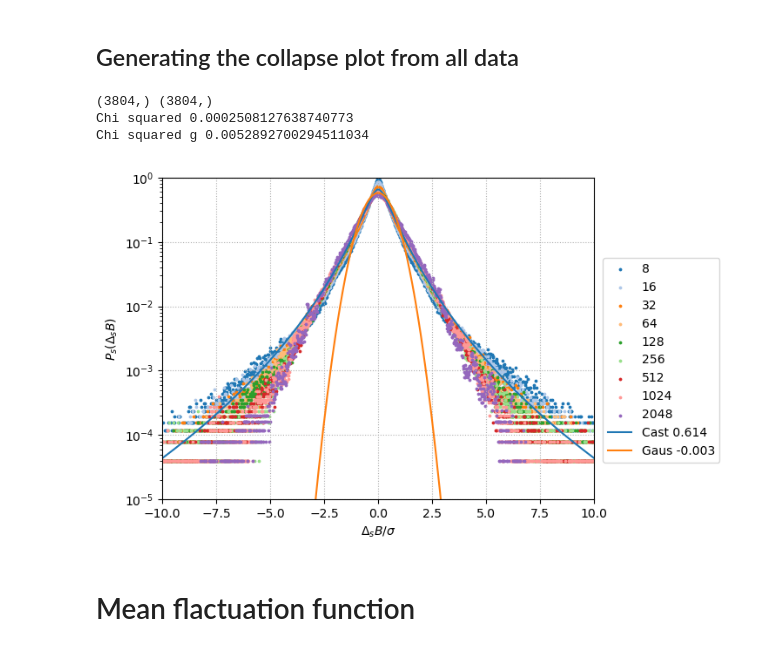
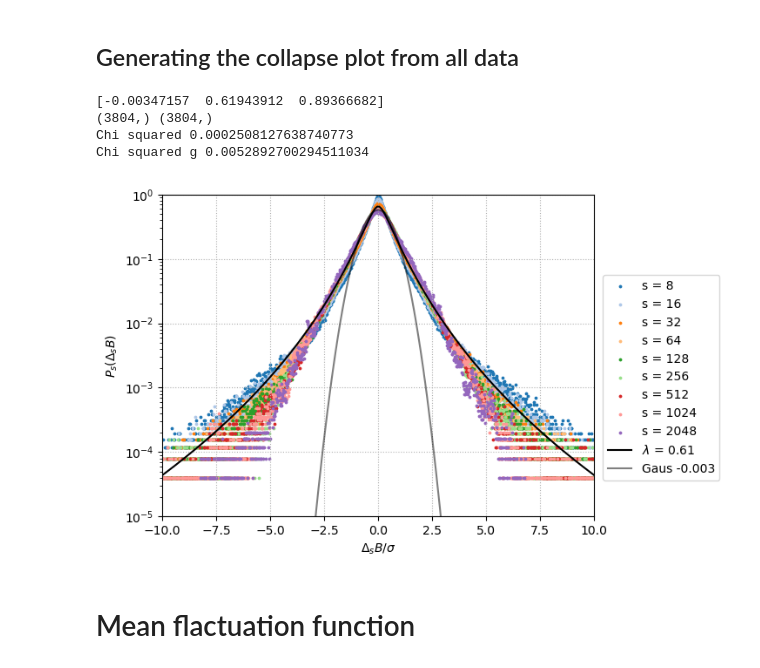
Before and after one commit to threeblueonebrowneyes/Critical-Scale-Invariance-Heart-Rate, a Jupyter notebook: CleanCode-Chfdb_CopyMIT.ipynb, the cells around one changed output. Saved outputs shown, nothing was run; the diff lists cells and outputs as text; code cells hidden in the pictures.

```diff
--- a/CleanCode-Chfdb_CopyMIT.ipynb
+++ b/CleanCode-Chfdb_CopyMIT.ipynb
@@ -251,9 +251,9 @@ for i, DBs in enumerate(list_Delta_B):
     popt, pcov = curve_fit(gaus , bin_cen, counts/(S[i]*len(DBs)), p0=[1,1,1])
 
     x = np.linspace(-5, 5, 100)
-    plt.plot(x, gaus(x, *popt), label=str(S[i]), color=colors[i])
+    plt.plot(x, gaus(x, *popt), color=colors[i])
 
-    plt.scatter(bin_cen, counts/(S[i]*len(DBs)), s=1, color=colors[i])
+    plt.scatter(bin_cen, counts/(S[i]*len(DBs)), s=1, color=colors[i], label=f's = {S[i]}')
 
 
 plt.yscale('log')
@@ -274,14 +274,14 @@ for i,DBs in enumerate(list_Delta_B):
     bin_cen=(edges[1:]+edges[:-1])/2
     counts=counts/np.trapz(counts, bin_cen)
 
-    plt.scatter(bin_cen, counts/S[i], s=3, cmap='tab10' ,label=str(S[i]), color=colors[i])
+    plt.scatter(bin_cen, counts/S[i], s=3, cmap='tab10', color=colors[i], label=f's = {S[i]}')
 
     popt, pcov = curve_fit(Castaing_integral, bin_cen, counts, p0=[np.sqrt(0.16), 1])
 
 
 
     x=np.linspace(-10, 10, 200)
-    plt.plot(x, Castaing_integral(x, *popt)/S[i],label='Cast {:.3f}'.format(*popt), color=colors[i])
+    plt.plot(x, Castaing_integral(x, *popt)/S[i], label=r'$\lambda$ = {:.3f}'.format(*popt), color=colors[i])
     print(S[i],'(lamda, sigma0)', *popt)
 
 
@@ -327,7 +327,7 @@ for i,DBs in enumerate(list_Delta_B):
     counts=counts/np.trapz(counts, bin_cen)
 
     #print('Area after norm',np.trapz(counts, bin_cen))
-    plt.scatter(bin_cen, counts, s=3, label=str(S[i]), color=colors[i])
+    plt.scatter(bin_cen, counts, s=3, color=colors[i], label=f's = {S[i]}')
 
     mu, std=norm.fit(counts, fscale=1) # to imporove to properly fit data
     #print(std)
@@ -345,37 +345,39 @@ counts_all, edges_all=np.histogram(complete_dataset, bins=int(np.sqrt(complete_d
 bin_cen_all=(edges_all[1:]+edges_all[:-1])/2
 counts_all=counts_all/np.trapz(counts_all, bin_cen_all)
 
 popt, pcov = curve_fit(Castaing_integral, bin_cen_all, counts_all, p0=[np.sqrt(0.16), 1])
-plt.plot(x, Castaing_integral(x, *popt), label='Cast {:.3f}'.format(*popt))
+plt.plot(x, Castaing_integral(x, *popt), label=r'$\lambda$ = {:.2f}'.format(*popt), color='black')
 
 popt_g, pcov_g = curve_fit(gaus, bin_cen_all, counts_all, p0=[np.sqrt(0.16), 1, 1])
-plt.plot(x, gaus(x, *popt_g), label='Gaus {:.3f}'.format(*popt_g))
+plt.plot(x, gaus(x, *popt_g), label='Gaus {:.3f}'.format(*popt_g), alpha=0.5, color='black')
+print(popt_g)
 
 print(counts_all.shape, Castaing_integral(bin_cen_all, *popt).shape)
 #print('Chi all',chisquare(f_obs=counts_all, f_exp=Castaing_integral(bin_cen_all, *popt), ddof=2))
 chi_2=np.sum((counts_all[counts_all!=0]-Castaing_integral(bin_cen_all[counts_all!=0], *popt))**2/(counts_all[counts_all!=0]))/(counts_all[counts_all!=0].shape[0]-2)
 print('Chi squared', chi_2)
 
 chi_2_g=np.sum((counts_all[counts_all!=0]-gaus(bin_cen_all[counts_all!=0], *popt_g))**2/(counts_all[counts_all!=0]))/(counts_all[counts_all!=0].shape[0]-2)
 print('Chi squared g', chi_2_g)
 
 plt.legend(loc=(1,0))
 #plt.xlim(-2,2)
 plt.yscale('log')
 #plt.ylim(10e-6, 10e1)
 plt.grid(linestyle='dotted')
 #plt.xlim(-1,1)
 plt.xlim(-10,10)
-plt.ylim(1e-5, 1e0)
+plt.ylim(1e-5, 1)
 plt.ylabel(r'$P_s(\Delta_s B)$')
 plt.xlabel(r'$\Delta_s B/\sigma$')
 plt.legend(bbox_to_anchor=(1.02, 0.75), loc='upper left', borderaxespad=0)
 plt.show()
 # %% [output]
+[-0.00347157  0.61943912  0.89366682]
 (3804,) (3804,)
 Chi squared 0.0002508127638740773
 Chi squared g 0.0052892700294511034
-[figure, old version]
+[figure, new version]
 # %% [markdown]
 # Mean flactuation function
 # %%
```
Also changed, not shown: parts of 2 cells of this notebook, 3 other files.
